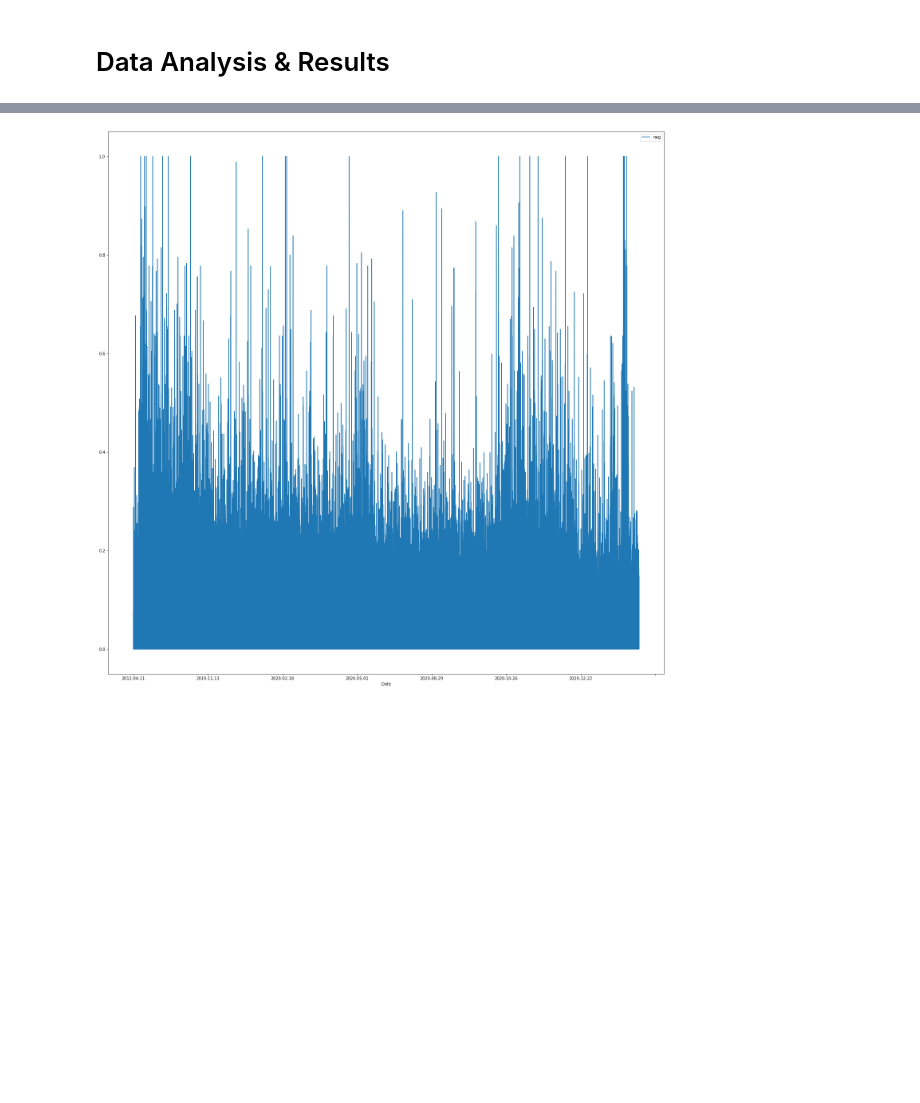
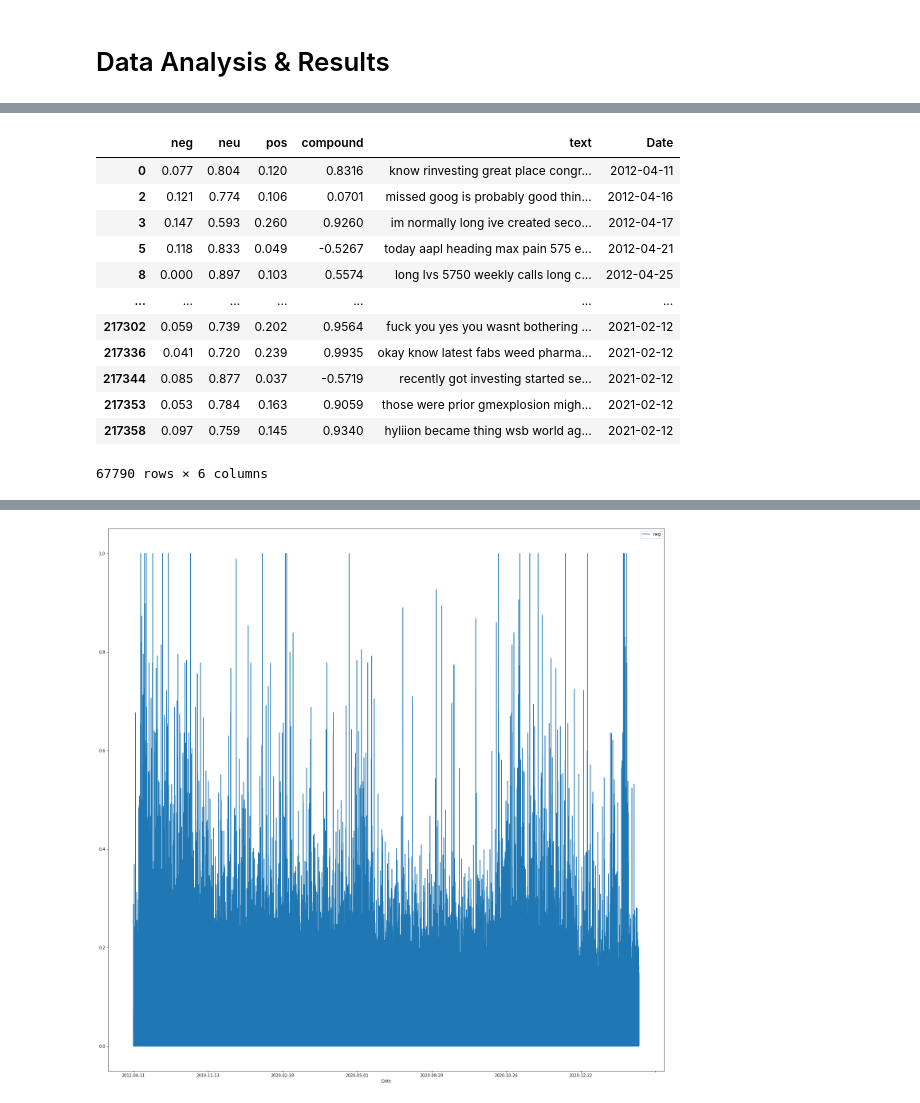
Before and after one commit to sjwfleet/COGS108_Project, a Jupyter notebook: FinalProject_group082.ipynb, the cells around one changed output, grey strips where cells are left out. Cells and saved outputs as stored; diff of their text form; code cells hidden in the pictures; blank space fills up the shorter version.

```diff
--- a/FinalProject_group082.ipynb
+++ b/FinalProject_group082.ipynb
@@ -503,0 +539,17 @@ newdf
+# %%
+analyzed_pb = sentiment_analysis(filtered_final, ["Post Body"])
+analyzed_pb
+# %% [output]
+|  | neg | neu | pos | compound | text | Date |
+| 0 | 0.077 | 0.804 | 0.120 | 0.8316 | know rinvesting great place congr... | 2012-04-11 |
+| 2 | 0.121 | 0.774 | 0.106 | 0.0701 | missed goog is probably good thin... | 2012-04-16 |
+| 3 | 0.147 | 0.593 | 0.260 | 0.9260 | im normally long ive created seco... | 2012-04-17 |
+| 5 | 0.118 | 0.833 | 0.049 | -0.5267 | today aapl heading max pain 575 e... | 2012-04-21 |
+| 8 | 0.000 | 0.897 | 0.103 | 0.5574 | long lvs 5750 weekly calls long c... | 2012-04-25 |
+| ... | ... | ... | ... | ... | ... | ... |
+| 217302 | 0.059 | 0.739 | 0.202 | 0.9564 | fuck you yes you wasnt bothering ... | 2021-02-12 |
+| 217336 | 0.041 | 0.720 | 0.239 | 0.9935 | okay know latest fabs weed pharma... | 2021-02-12 |
+| 217344 | 0.085 | 0.877 | 0.037 | -0.5719 | recently got investing started se... | 2021-02-12 |
+| 217353 | 0.053 | 0.784 | 0.163 | 0.9059 | those were prior gmexplosion migh... | 2021-02-12 |
+| 217358 | 0.097 | 0.759 | 0.145 | 0.9340 | hyliion became thing wsb world ag... | 2021-02-12 |
+67790 rows × 6 columns
```
Also changed, not shown: parts of 26 cells of this notebook, 1 other file.
